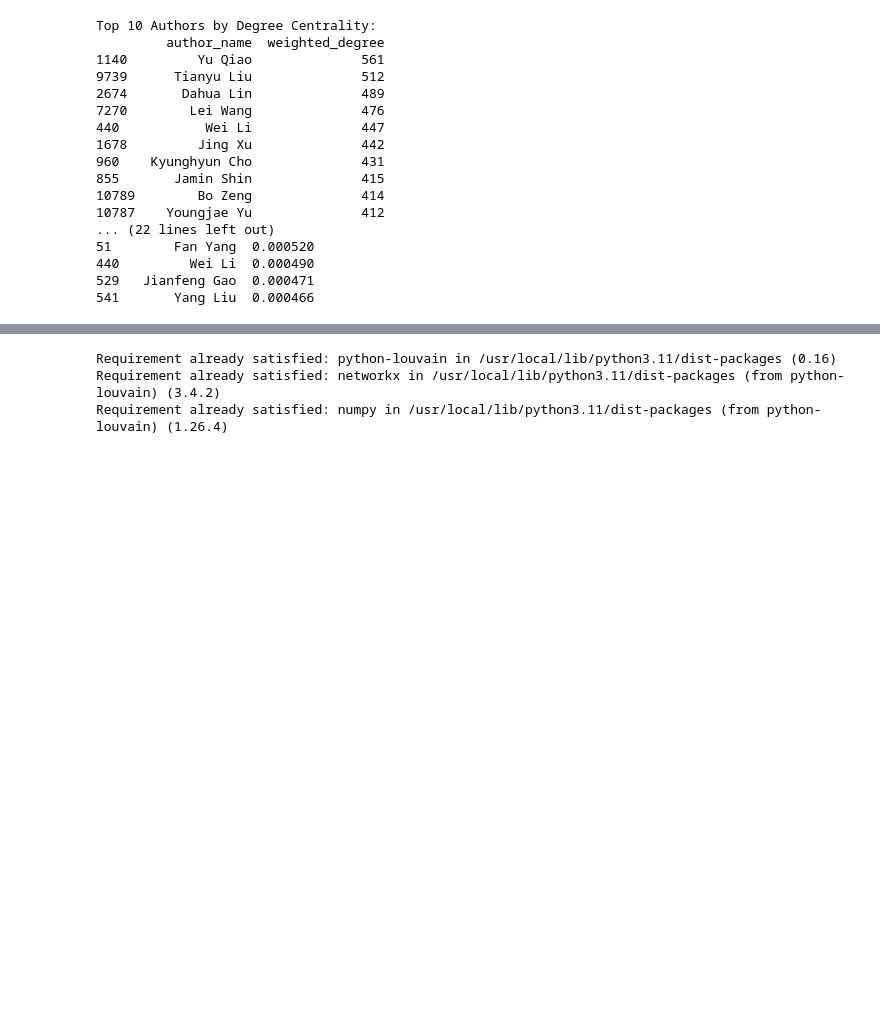
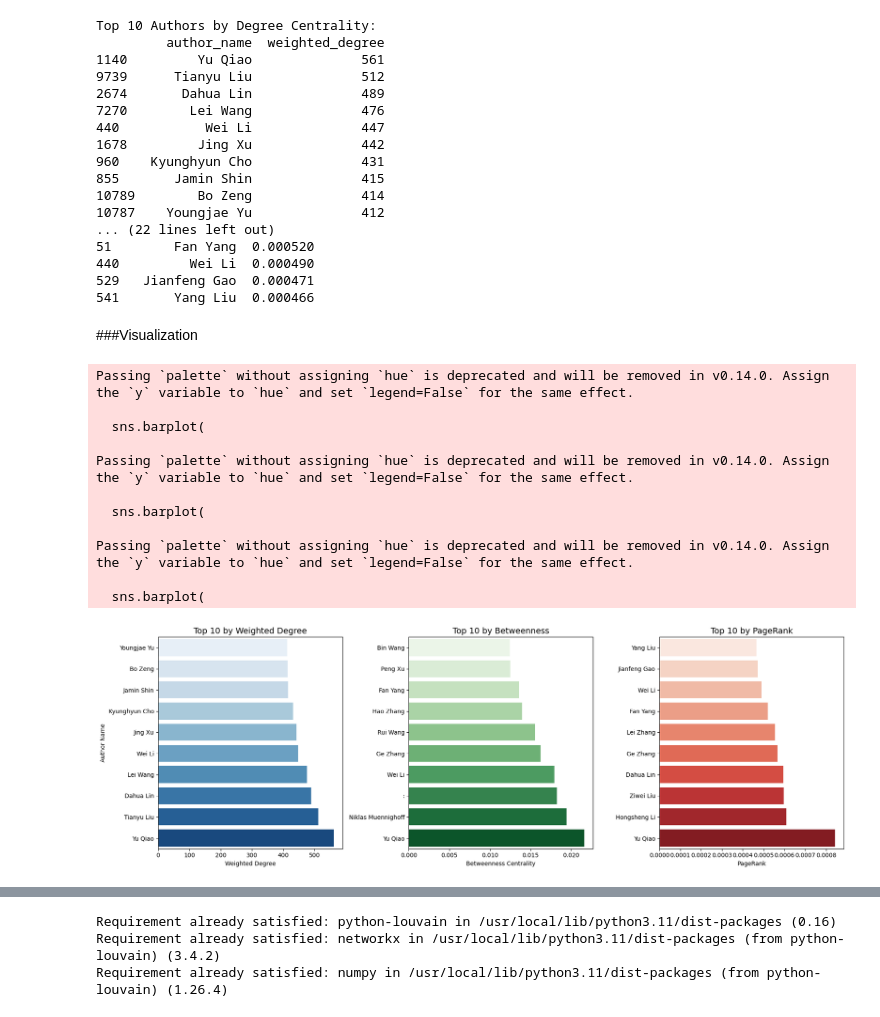
Before and after one commit to hesamsheikh/daily-papers-analysis, a Jupyter notebook: co_authorship.ipynb, the cells around one changed output, grey strips where cells are left out. Saved outputs shown, nothing was run; the diff lists cells and outputs as text; code cells hidden in the pictures; blank space fills up the shorter version.

```diff
--- a/co_authorship.ipynb
+++ b/co_authorship.ipynb
@@ -215,3 +258,75 @@ df_centralities.to_csv("/content/drive/MyDrive/daily-papers-analysis/measures/co
 
 # Or save to JSON
 df_centralities.to_json("/content/drive/MyDrive/daily-papers-analysis/measures/coauthor_centralities.json", orient="records")
+# %% [markdown]
+###Visualization
+# %%
+df_centralities = pd.read_csv("/content/drive/MyDrive/daily-papers-analysis/measures/coauthor_centralities.csv")
+
+# Sort by weighted_degree, pick top 10
+df_top_degree = df_centralities.sort_values("weighted_degree", ascending=False).head(10)
+
+# Sort by betweenness_centrality, pick top 10
+df_top_betweenness = df_centralities.sort_values("betweenness_centrality", ascending=False).head(10)
+
+# Sort by pagerank, pick top 10
+df_top_pagerank = df_centralities.sort_values("pagerank", ascending=False).head(10)
+# %%
+#Side-by-side
+
+fig, axes = plt.subplots(1, 3, figsize=(18, 6))
+
+# --- Subplot 1: Weighted Degree ---
+sns.barplot(
+    data=df_top_degree,
+    x="weighted_degree",
+    y="author_name",
+    palette="Blues_r",
+    ax=axes[0]
+)
+axes[0].set_title("Top 10 by Weighted Degree", fontsize=14)
+axes[0].set_xlabel("Weighted Degree")
+axes[0].set_ylabel("Author Name")
+axes[0].invert_yaxis()  # put highest at top
+
+# --- Subplot 2: Betweenness Centrality ---
+sns.barplot(
+    data=df_top_betweenness,
+    x="betweenness_centrality",
+    y="author_name",
+    palette="Greens_r",
+    ax=axes[1]
+)
+axes[1].set_title("Top 10 by Betweenness", fontsize=14)
+axes[1].set_xlabel("Betweenness Centrality")
+axes[1].set_ylabel("")
+axes[1].invert_yaxis()
+
+# --- Subplot 3: PageRank ---
+sns.barplot(
+    data=df_top_pagerank,
+    x="pagerank",
+    y="author_name",
+    palette="Reds_r",
+    ax=axes[2]
+)
+axes[2].set_title("Top 10 by PageRank", fontsize=14)
+axes[2].set_xlabel("PageRank")
+axes[2].set_ylabel("")
+axes[2].invert_yaxis()
+
+plt.tight_layout()
+plt.show()
+# %% [output]
+Passing `palette` without assigning `hue` is deprecated and will be removed in v0.14.0. Assign the `y` variable to `hue` and set `legend=False` for the same effect.
+
+  sns.barplot(
+
+Passing `palette` without assigning `hue` is deprecated and will be removed in v0.14.0. Assign the `y` variable to `hue` and set `legend=False` for the same effect.
+
+  sns.barplot(
+
+Passing `palette` without assigning `hue` is deprecated and will be removed in v0.14.0. Assign the `y` variable to `hue` and set `legend=False` for the same effect.
+
+  sns.barplot(
+[figure, added]
```
Also changed, not shown: parts of 20 cells of this notebook.
